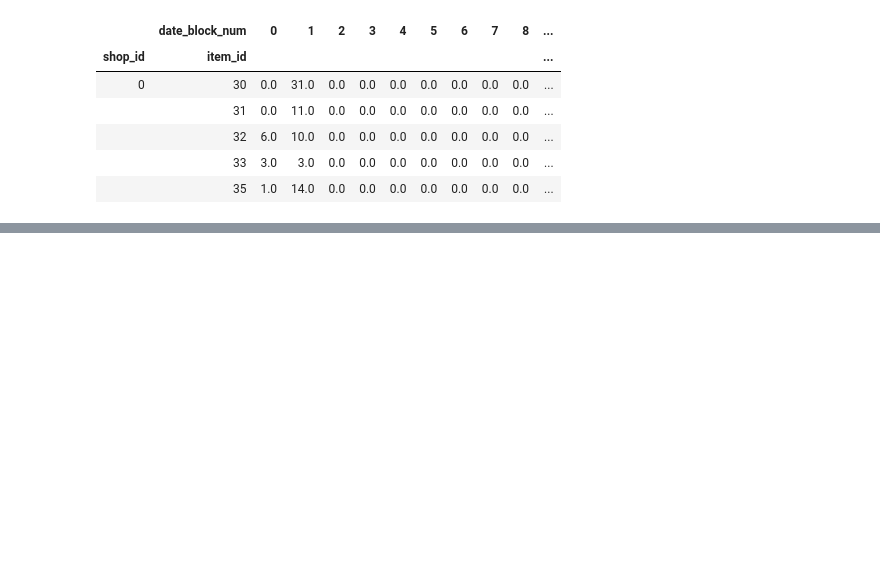
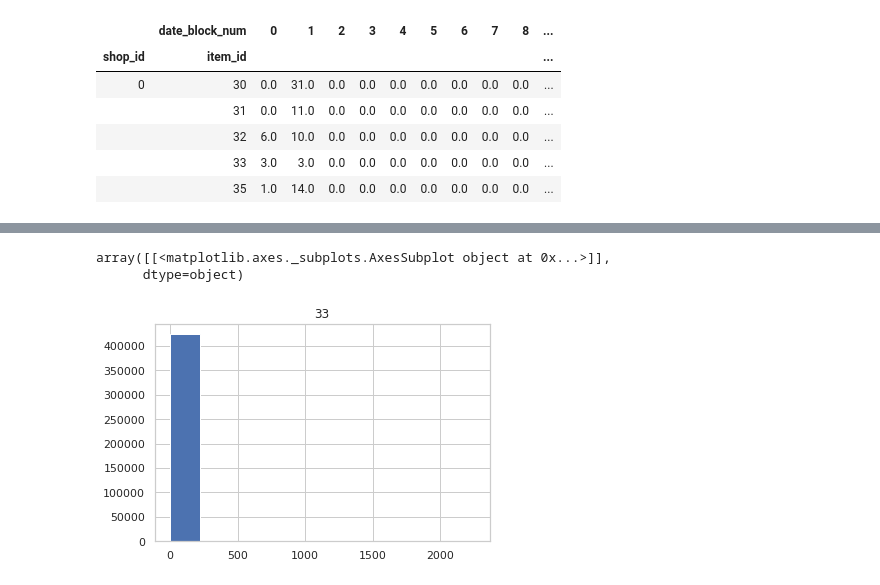
Before and after one commit to kkchuchu/kkchuchu.mushroom, a Jupyter notebook: notebooks/Predict Future Sales.ipynb, the cells around one changed output, grey strips where cells are left out. Drawn from its saved outputs; the diff is of its cells as text; code cells hidden in the pictures; blank space fills up the shorter version.

```diff
--- a/notebooks/Predict Future Sales.ipynb
+++ b/notebooks/Predict Future Sales.ipynb
@@ -304,0 +231,6 @@ sub_df.to_csv(output_file_path, index=False)
+# %%
+p_df[['33']].hist()
+# %% [output]
+array([[<matplotlib.axes._subplots.AxesSubplot object at 0x...>]],
+      dtype=object)
+[figure, added]
```
Also changed, not shown: parts of 70 cells of this notebook, 1 other file.
